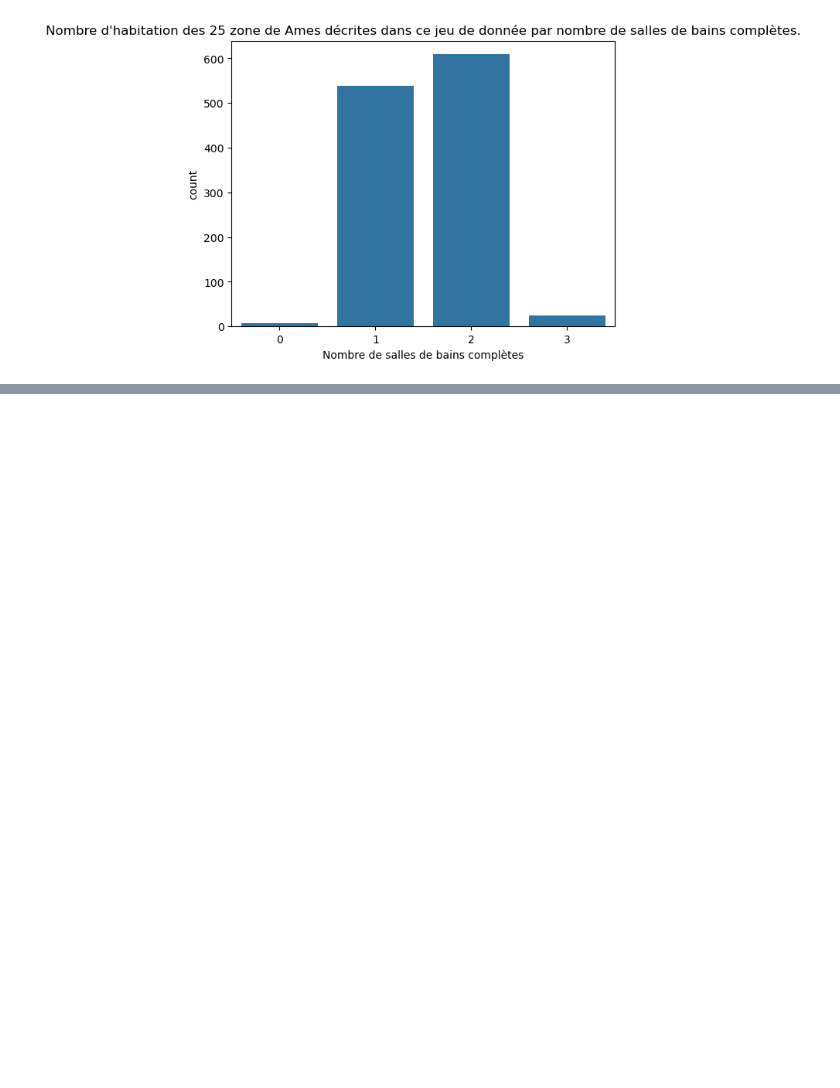
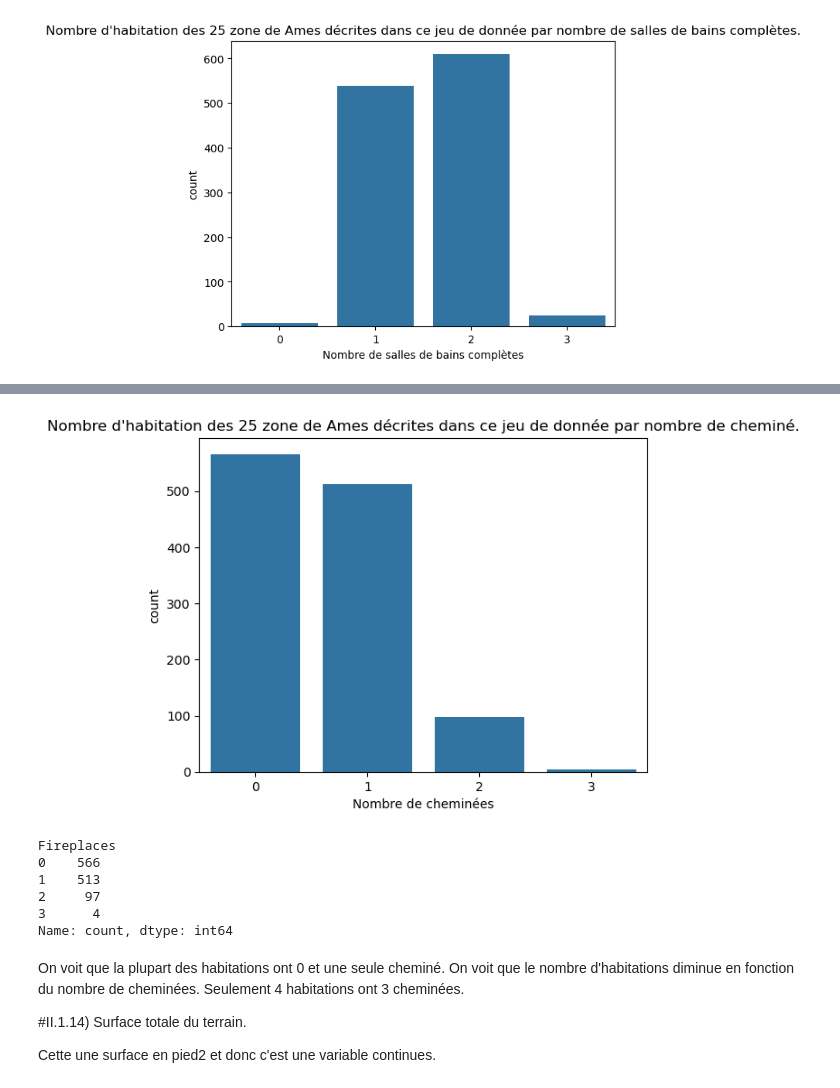
Before and after one commit to fmazur57u/Prediction_prix_immobilier, a Jupyter notebook: projet_prix_immobilier.ipynb, the cells around one changed output, grey strips where cells are left out. Cells and saved outputs as stored; diff of their text form; code cells hidden in the pictures; blank space fills up the shorter version.

```diff
--- a/projet_prix_immobilier.ipynb
+++ b/projet_prix_immobilier.ipynb
@@ -424,0 +490,21 @@ On voit que cette variable suit une loi normale.
+# %%
+sns.countplot(data=train_set, x="Fireplaces")
+plt.title("Nombre d'habitation des 25 zone de Ames décrites dans ce jeu de donnée par nombre de cheminé.")
+plt.xlabel("Nombre de cheminées")
+plt.show()
+
+train_set["Fireplaces"].value_counts()
+# %% [output]
+[figure, added]
+Fireplaces
+0    566
+1    513
+2     97
+3      4
+Name: count, dtype: int64
+# %% [markdown]
+On voit que la plupart des habitations ont 0 et une seule cheminé. On voit que le nombre d'habitations diminue en fonction du nombre de cheminées. Seulement 4 habitations ont 3 cheminées.
+
+#II.1.14) Surface totale du terrain.
+
+Cette une surface en pied2 et donc c'est une variable continues.
```
Also changed, not shown: parts of 24 cells of this notebook.
